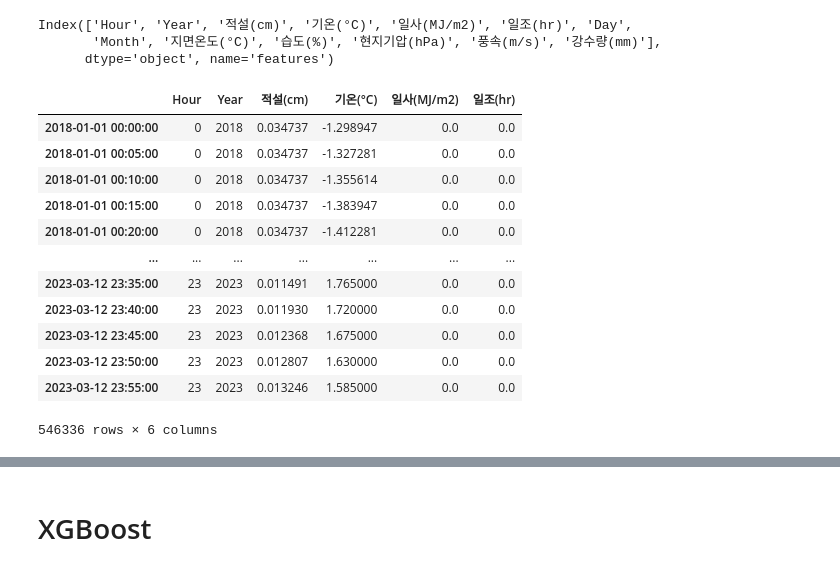
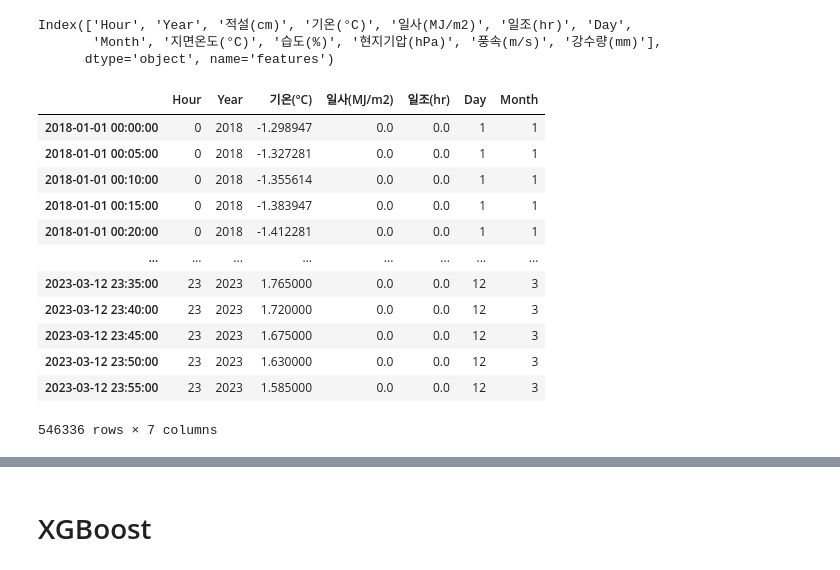
Before and after one commit to hibye-ys/energy, a Jupyter notebook: mRMR_SHAP.ipynb, the cells around one changed output, grey strips where cells are left out. Drawn from its saved outputs; the diff is of its cells as text; code cells hidden in the pictures.

```diff
--- a/mRMR_SHAP.ipynb
+++ b/mRMR_SHAP.ipynb
@@ -189,21 +189,24 @@ merge_df.index
 Index(['Hour', 'Year', '적설(cm)', '기온(°C)', '일사(MJ/m2)', '일조(hr)', 'Day',
        'Month', '지면온도(°C)', '습도(%)', '현지기압(hPa)', '풍속(m/s)', '강수량(mm)'],
       dtype='object', name='features')
+# %%
+index = ['Hour', 'Year', '기온(°C)', '일사(MJ/m2)', '일조(hr)', 'Day',
+       'Month', '지면온도(°C)', '습도(%)', '현지기압(hPa)', '풍속(m/s)', '강수량(mm)']
 # %%
-X = X[merge_df.index[:-7]]
+X = X[index[:-5]]
 X
 # %% [output]
-|  | Hour | Year | 적설(cm) | 기온(°C) | 일사(MJ/m2) | 일조(hr) |
-| 2018-01-01 00:00:00 | 0 | 2018 | 0.034737 | -1.298947 | 0.0 | 0.0 |
-| 2018-01-01 00:05:00 | 0 | 2018 | 0.034737 | -1.327281 | 0.0 | 0.0 |
-| 2018-01-01 00:10:00 | 0 | 2018 | 0.034737 | -1.355614 | 0.0 | 0.0 |
-| 2018-01-01 00:15:00 | 0 | 2018 | 0.034737 | -1.383947 | 0.0 | 0.0 |
-| 2018-01-01 00:20:00 | 0 | 2018 | 0.034737 | -1.412281 | 0.0 | 0.0 |
-| ... | ... | ... | ... | ... | ... | ... |
-| 2023-03-12 23:35:00 | 23 | 2023 | 0.011491 | 1.765000 | 0.0 | 0.0 |
-| 2023-03-12 23:40:00 | 23 | 2023 | 0.011930 | 1.720000 | 0.0 | 0.0 |
-| 2023-03-12 23:45:00 | 23 | 2023 | 0.012368 | 1.675000 | 0.0 | 0.0 |
-| 2023-03-12 23:50:00 | 23 | 2023 | 0.012807 | 1.630000 | 0.0 | 0.0 |
-| 2023-03-12 23:55:00 | 23 | 2023 | 0.013246 | 1.585000 | 0.0 | 0.0 |
+|  | Hour | Year | 기온(°C) | 일사(MJ/m2) | 일조(hr) | Day | Month |
+| 2018-01-01 00:00:00 | 0 | 2018 | -1.298947 | 0.0 | 0.0 | 1 | 1 |
+| 2018-01-01 00:05:00 | 0 | 2018 | -1.327281 | 0.0 | 0.0 | 1 | 1 |
+| 2018-01-01 00:10:00 | 0 | 2018 | -1.355614 | 0.0 | 0.0 | 1 | 1 |
+| 2018-01-01 00:15:00 | 0 | 2018 | -1.383947 | 0.0 | 0.0 | 1 | 1 |
+| 2018-01-01 00:20:00 | 0 | 2018 | -1.412281 | 0.0 | 0.0 | 1 | 1 |
+| ... | ... | ... | ... | ... | ... | ... | ... |
+| 2023-03-12 23:35:00 | 23 | 2023 | 1.765000 | 0.0 | 0.0 | 12 | 3 |
+| 2023-03-12 23:40:00 | 23 | 2023 | 1.720000 | 0.0 | 0.0 | 12 | 3 |
+| 2023-03-12 23:45:00 | 23 | 2023 | 1.675000 | 0.0 | 0.0 | 12 | 3 |
+| 2023-03-12 23:50:00 | 23 | 2023 | 1.630000 | 0.0 | 0.0 | 12 | 3 |
+| 2023-03-12 23:55:00 | 23 | 2023 | 1.585000 | 0.0 | 0.0 | 12 | 3 |
-546336 rows × 6 columns
+546336 rows × 7 columns
 # %%
```
Also changed, not shown: parts of 7 cells of this notebook.
